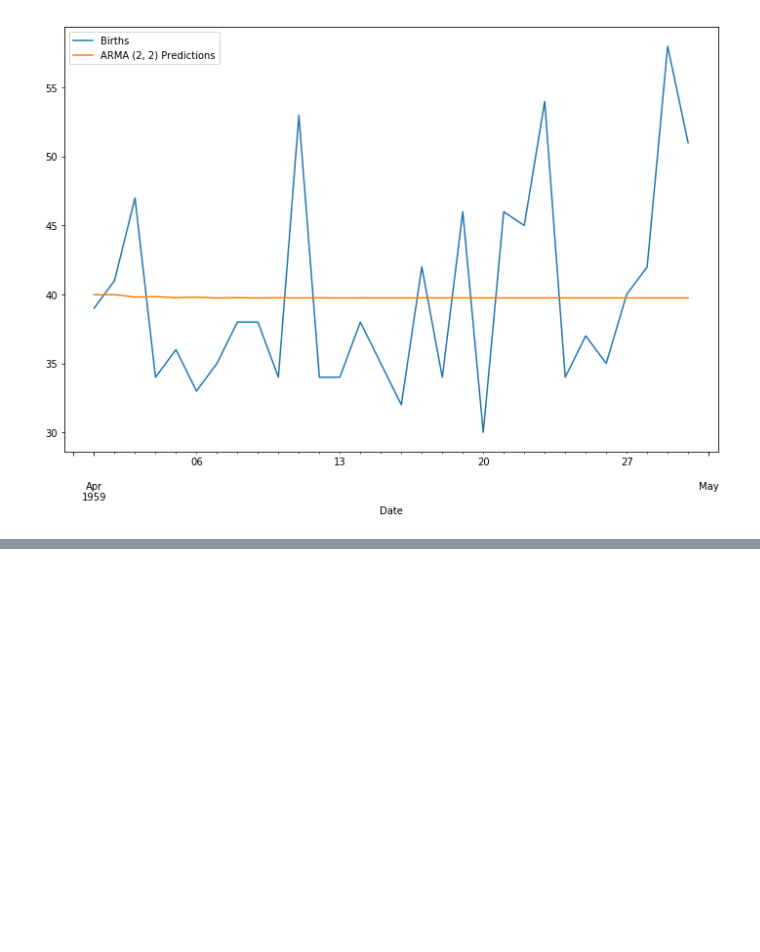
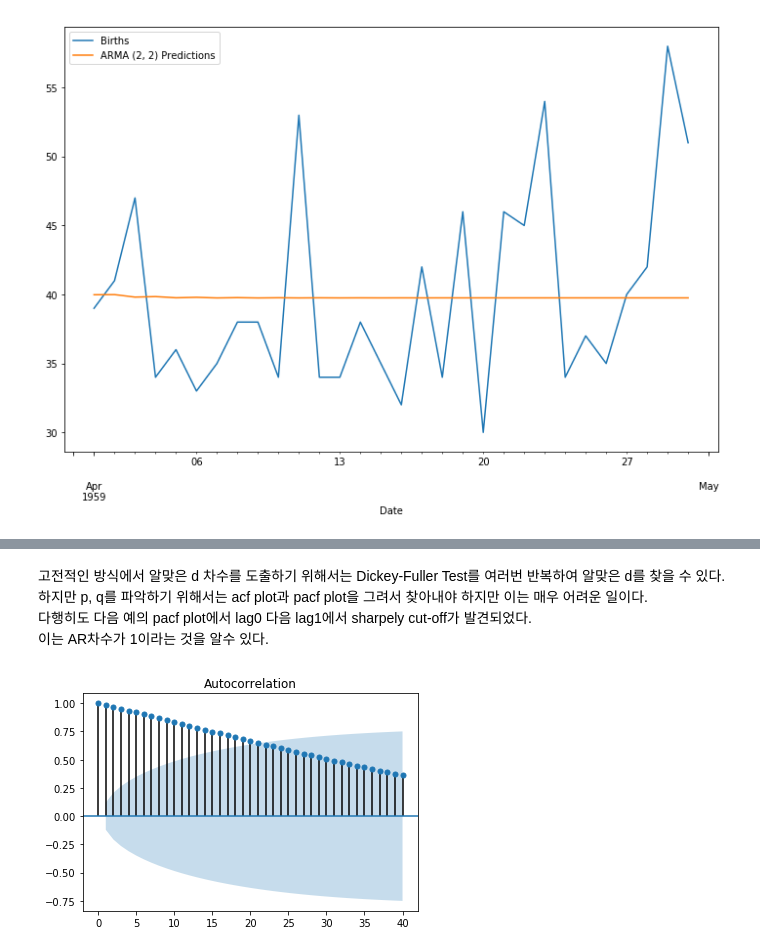
Before and after one commit to unknown-jun/Machine_Learning, a Jupyter notebook: Forecasting_Time_Series/3_General-Forecasting-Models/06_ARIMA.ipynb, the cells around one changed output, grey strips where cells are left out. Drawn from its saved outputs; the diff is of its cells as text; code cells hidden in the pictures; blank space fills up the shorter version.

```diff
--- a/Forecasting_Time_Series/3_General-Forecasting-Models/06_ARIMA.ipynb
+++ b/Forecasting_Time_Series/3_General-Forecasting-Models/06_ARIMA.ipynb
@@ -333,0 +406,5 @@ Error:  [0.05589996]
+# %%
+from statsmodels.tsa.statespace.tools import diff
+
+df2['Diff_1'] = diff(df2['Inventories'], k_diff=1)
+adf_test(df2['Diff_1'])
@@ -333,0 +424,9 @@ Error:  [0.05589996]
+# %% [markdown]
+고전적인 방식에서 알맞은 d 차수를 도출하기 위해서는 Dickey-Fuller Test를 여러번 반복하여 알맞은 d를 찾을 수 있다.
+하지만 p, q를 파악하기 위해서는 acf plot과 pacf plot을 그려서 찾아내야 하지만 이는 매우 어려운 일이다.
+다행히도 다음 예의 pacf plot에서 lag0 다음 lag1에서 sharpely cut-off가 발견되었다.
+이는 AR차수가 1이라는 것을 알수 있다.
+# %%
+plot_acf(df2['Inventories'], lags=40);
+# %% [output]
+[figure, added]
```
Also changed, not shown: parts of 38 cells of this notebook.
